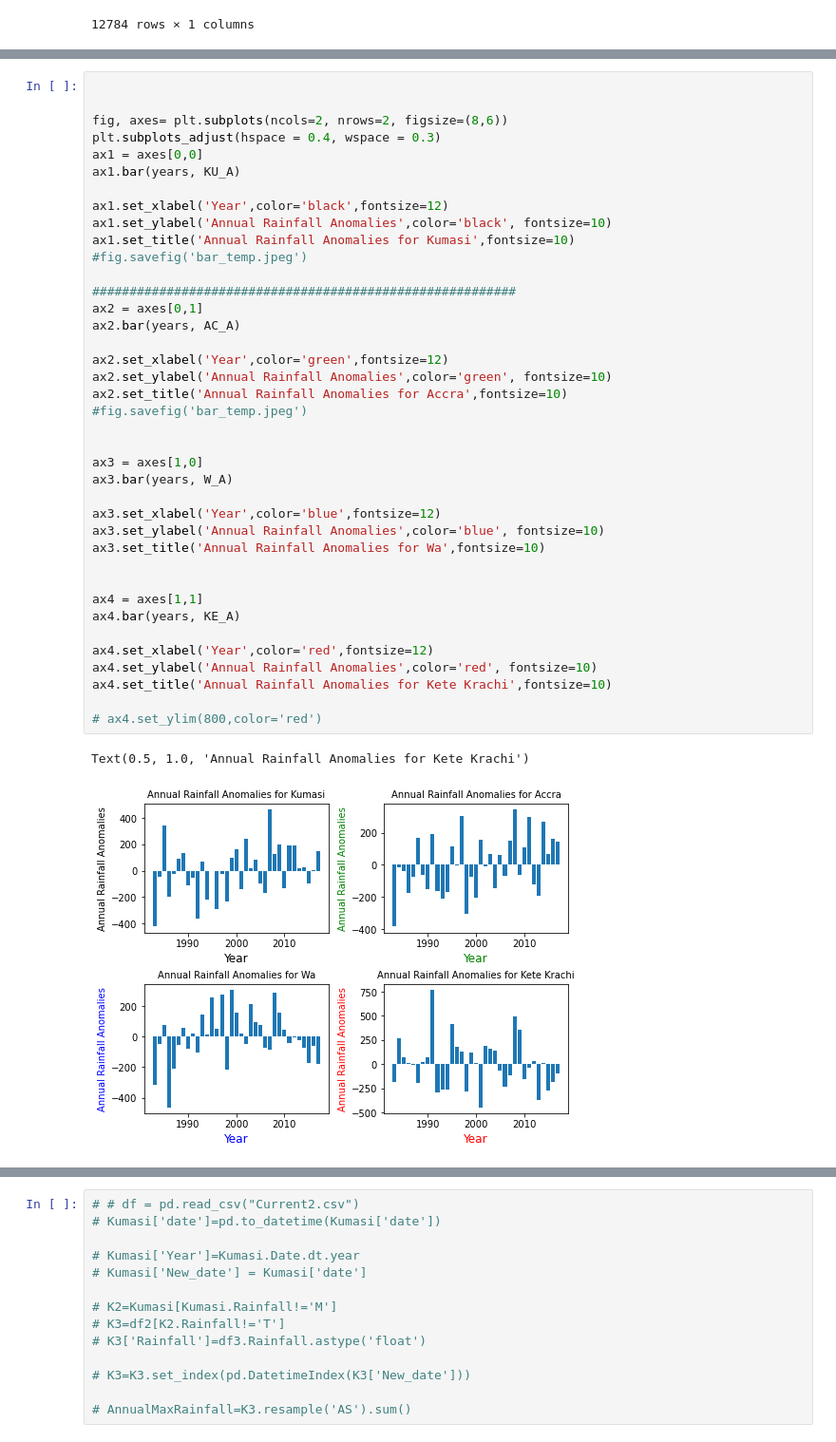
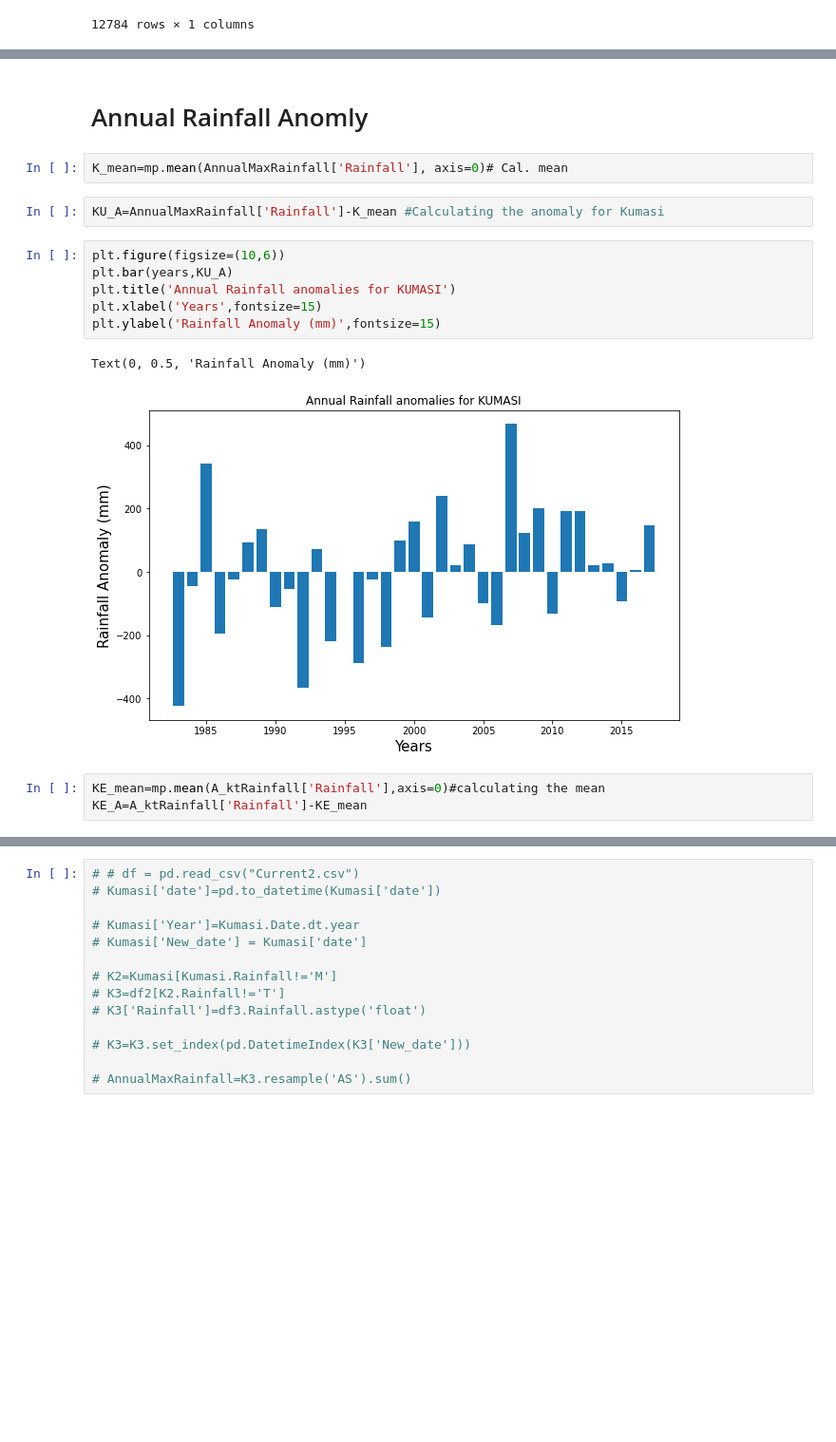
Before and after one commit to ayitaheric/JNAA_LAB, a Jupyter notebook: TASK4.ipynb, the cells around one changed output, grey strips where cells are left out. Shown at 95% size. Drawn from its saved outputs; the diff is of its cells as text; blank space fills up the shorter version.

```diff
--- a/TASK4.ipynb
+++ b/TASK4.ipynb
@@ -388,42 +342,19 @@ Text(0.5, 1.0, 'Annual Rainfall anomalies for WA')
-# %%
-
-
-fig, axes= plt.subplots(ncols=2, nrows=2, figsize=(8,6))
-plt.subplots_adjust(hspace = 0.4, wspace = 0.3)
-ax1 = axes[0,0]
-ax1.bar(years, KU_A)
-
-ax1.set_xlabel('Year',color='black',fontsize=12)
-ax1.set_ylabel('Annual Rainfall Anomalies',color='black', fontsize=10)
-ax1.set_title('Annual Rainfall Anomalies for Kumasi',fontsize=10)
-#fig.savefig('bar_temp.jpeg')
-
-#########################################################
-ax2 = axes[0,1]
-ax2.bar(years, AC_A)
-
-ax2.set_xlabel('Year',color='green',fontsize=12)
-ax2.set_ylabel('Annual Rainfall Anomalies',color='green', fontsize=10)
-ax2.set_title('Annual Rainfall Anomalies for Accra',fontsize=10)
-#fig.savefig('bar_temp.jpeg')
-
-
-ax3 = axes[1,0]
-ax3.bar(years, W_A)
-
-ax3.set_xlabel('Year',color='blue',fontsize=12)
-ax3.set_ylabel('Annual Rainfall Anomalies',color='blue', fontsize=10)
-ax3.set_title('Annual Rainfall Anomalies for Wa',fontsize=10)
-
-
-ax4 = axes[1,1]
-ax4.bar(years, KE_A)
-
-ax4.set_xlabel('Year',color='red',fontsize=12)
-ax4.set_ylabel('Annual Rainfall Anomalies',color='red', fontsize=10)
-ax4.set_title('Annual Rainfall Anomalies for Kete Krachi',fontsize=10)
-
-# ax4.set_ylim(800,color='red')
-# %% [output]
-Text(0.5, 1.0, 'Annual Rainfall Anomalies for Kete Krachi')
-[figure, removed]
+# %% [markdown]
+Annual Rainfall Anomly
+=
+# %%
+K_mean=mp.mean(AnnualMaxRainfall['Rainfall'], axis=0)# Cal. mean
+# %%
+KU_A=AnnualMaxRainfall['Rainfall']-K_mean #Calculating the anomaly for Kumasi
+# %%
+plt.figure(figsize=(10,6))
+plt.bar(years,KU_A)
+plt.title('Annual Rainfall anomalies for KUMASI')
+plt.xlabel('Years',fontsize=15)
+plt.ylabel('Rainfall Anomaly (mm)',fontsize=15)
+# %% [output]
+Text(0, 0.5, 'Rainfall Anomaly (mm)')
+[figure, added]
+# %%
+KE_mean=mp.mean(A_ktRainfall['Rainfall'],axis=0)#calculating the mean
+KE_A=A_ktRainfall['Rainfall']-KE_mean
```
Also changed, not shown: parts of 22 cells of this notebook.
